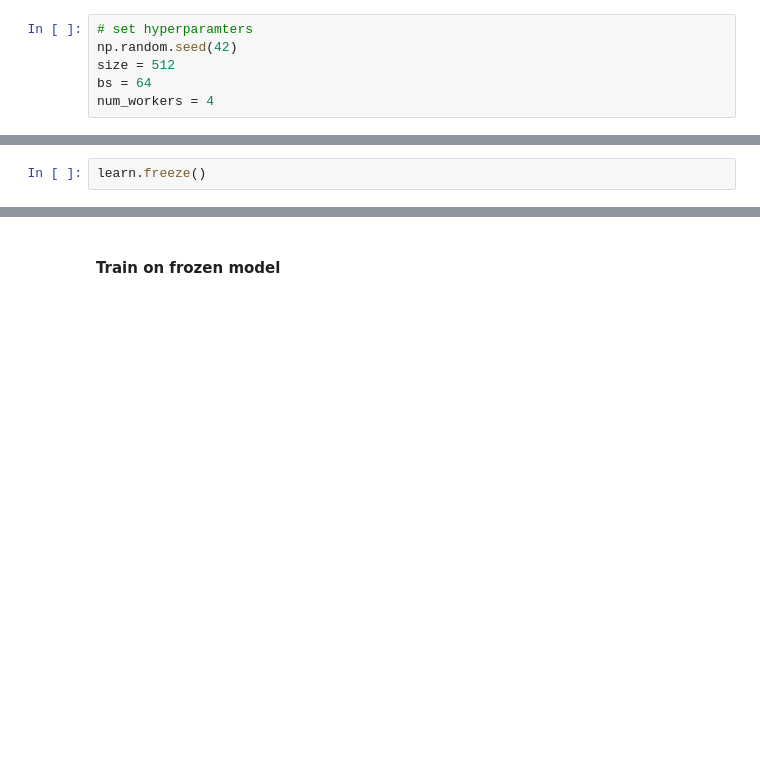
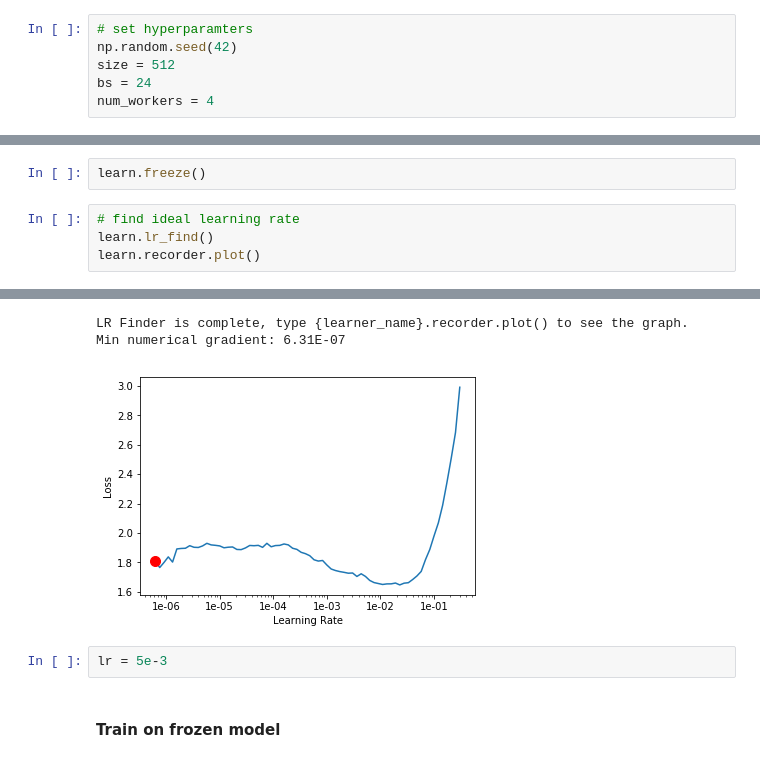
Before and after one commit to danielnbarbosa/computer_vision, a Jupyter notebook: food101/food_v2.ipynb, the cells around one changed output, grey strips where cells are left out. Cells and saved outputs as stored; diff of their text form; blank space fills up the shorter version.

```diff
--- a/food101/food_v2.ipynb
+++ b/food101/food_v2.ipynb
@@ -313,7 +365,7 @@ interp_tta.most_confused(min_val=2)
 # set hyperparamters
 np.random.seed(42)
 size = 512
-bs = 64
+bs = 24
 num_workers = 4
 # %%
 data = (src.transform(tfms, size=size)
@@ -323,3 +375,8 @@ data = (src.transform(tfms, size=size)
 learn = create_cnn(data, arch, metrics=accuracy).load('stage-2')
 # %%
 learn.freeze()
+# %%
+# find ideal learning rate
+learn.lr_find()
+learn.recorder.plot()
+# %% [output]
@@ -326,3 +384,8 @@ learn.freeze()
+LR Finder is complete, type {learner_name}.recorder.plot() to see the graph.
+Min numerical gradient: 6.31E-07
+[figure, added]
+# %%
+lr = 5e-3
 # %% [markdown]
 #### Train on frozen model
 # %%
```
Also changed, not shown: parts of 22 cells of this notebook, 2 other files.
